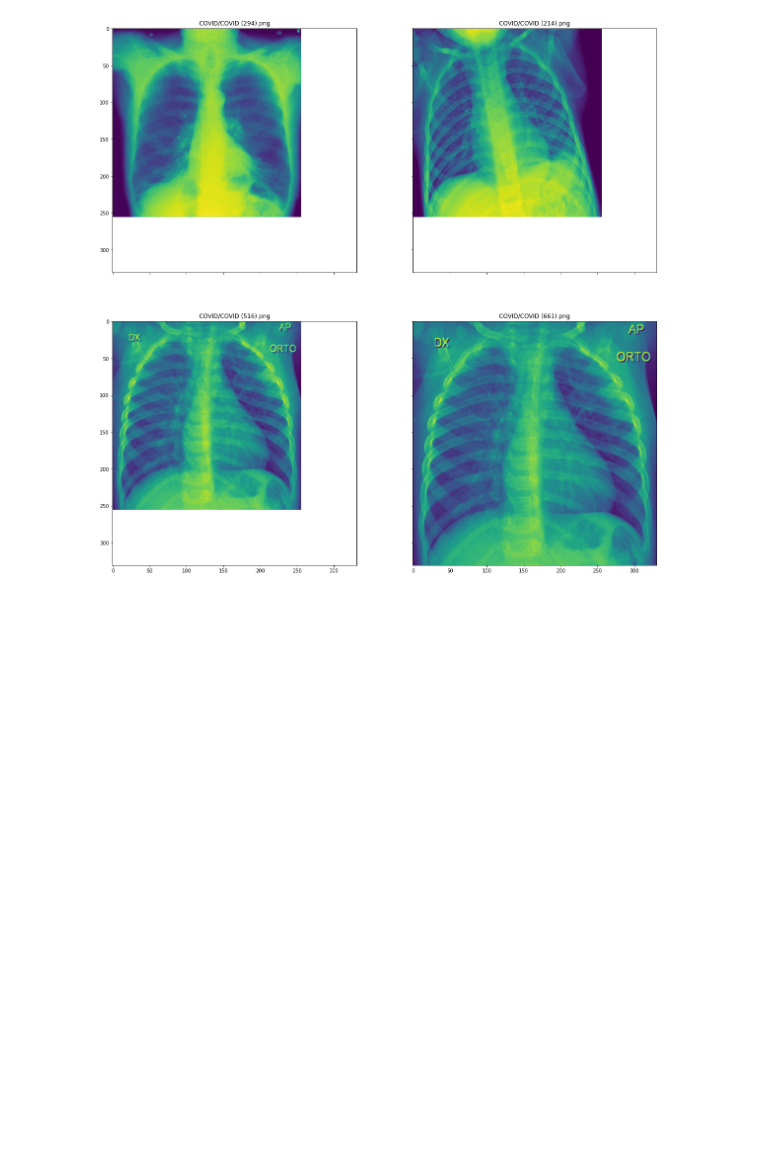
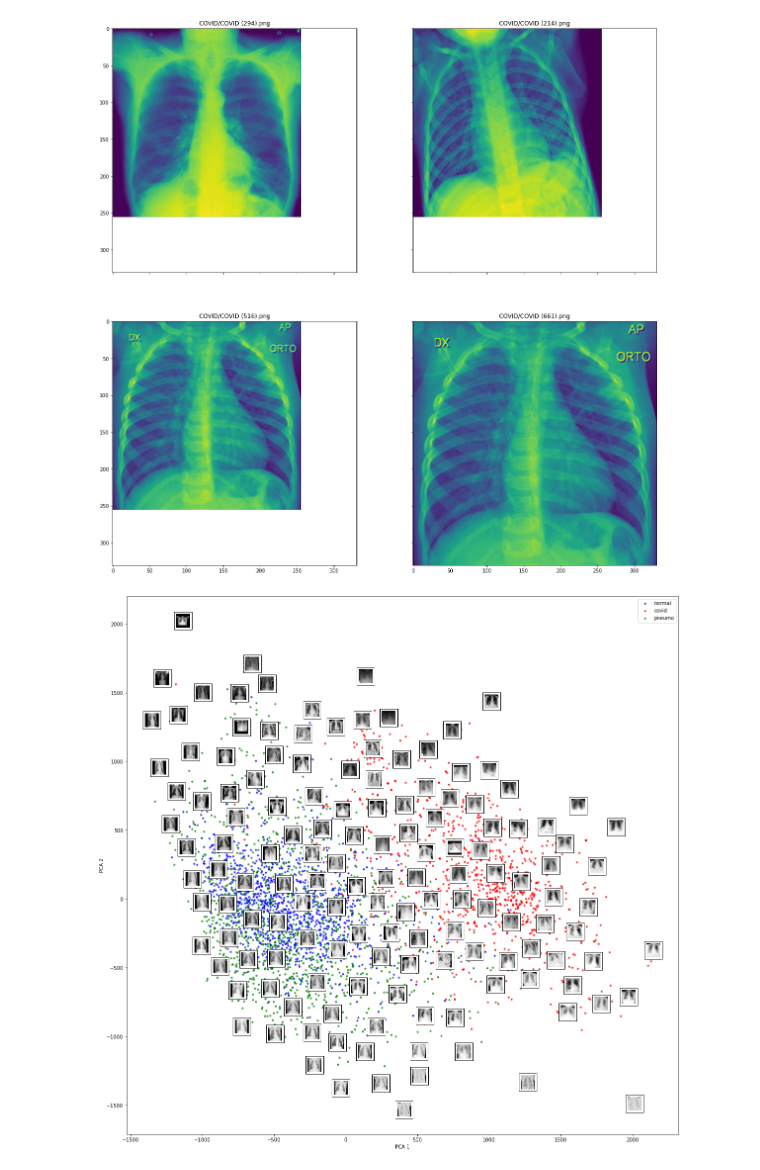
Before and after one commit to 3apt/covid-project, a Jupyter notebook: 2_Dataset_Visualization.ipynb, the cells around one changed output. Drawn from its saved outputs; the diff is of its cells as text; code cells hidden in the pictures; blank space fills up the shorter version.

```diff
--- a/2_Dataset_Visualization.ipynb
+++ b/2_Dataset_Visualization.ipynb
@@ -69,3 +69,6 @@ pixels.head()
 5 rows × 785 columns
 # %%
 pixels.to_csv('pixels_28_28.csv')
+# %%
+pixels = pd.read_csv('pixels_28_28.csv', index_col = 0)
+pixels.head()
@@ -257,3 +268,24 @@ for ii in range(4):
     axes[ii].set_title(image_name)
 # %% [output]
 [figure]
+# %%
+from sklearn.decomposition import PCA
+
+pca = PCA(n_components=2)
+dataPCA = pca.fit_transform(data)
+# %%
+ldict = {1 : 'covid', 0 : 'normal', 2 : 'pneumo'}
+cdict = {1: 'red', 0: 'blue', 2: 'green'}
+fig, ax = plt.subplots(figsize=(20,20))
+for g in np.unique(target):
+    ix = np.where(target == g)
+    ax.scatter(dataPCA[ix, 0], dataPCA[ix, 1], c = cdict[g], label = ldict[g],
+           alpha = .7, s = 10)
+
+plot_components(dataPCA, pca, images=data.values.reshape((-1, 28, 28)).astype(int),
+                ax=ax, thumb_frac=0.05, cmap='gray', prefit=True, scatter = False)
+ax.set_ylabel('PCA 2')
+ax.set_xlabel('PCA 1')
+ax.legend();
+# %% [output]
+[figure, added]
```
Also changed, not shown: parts of 7 cells of this notebook.
